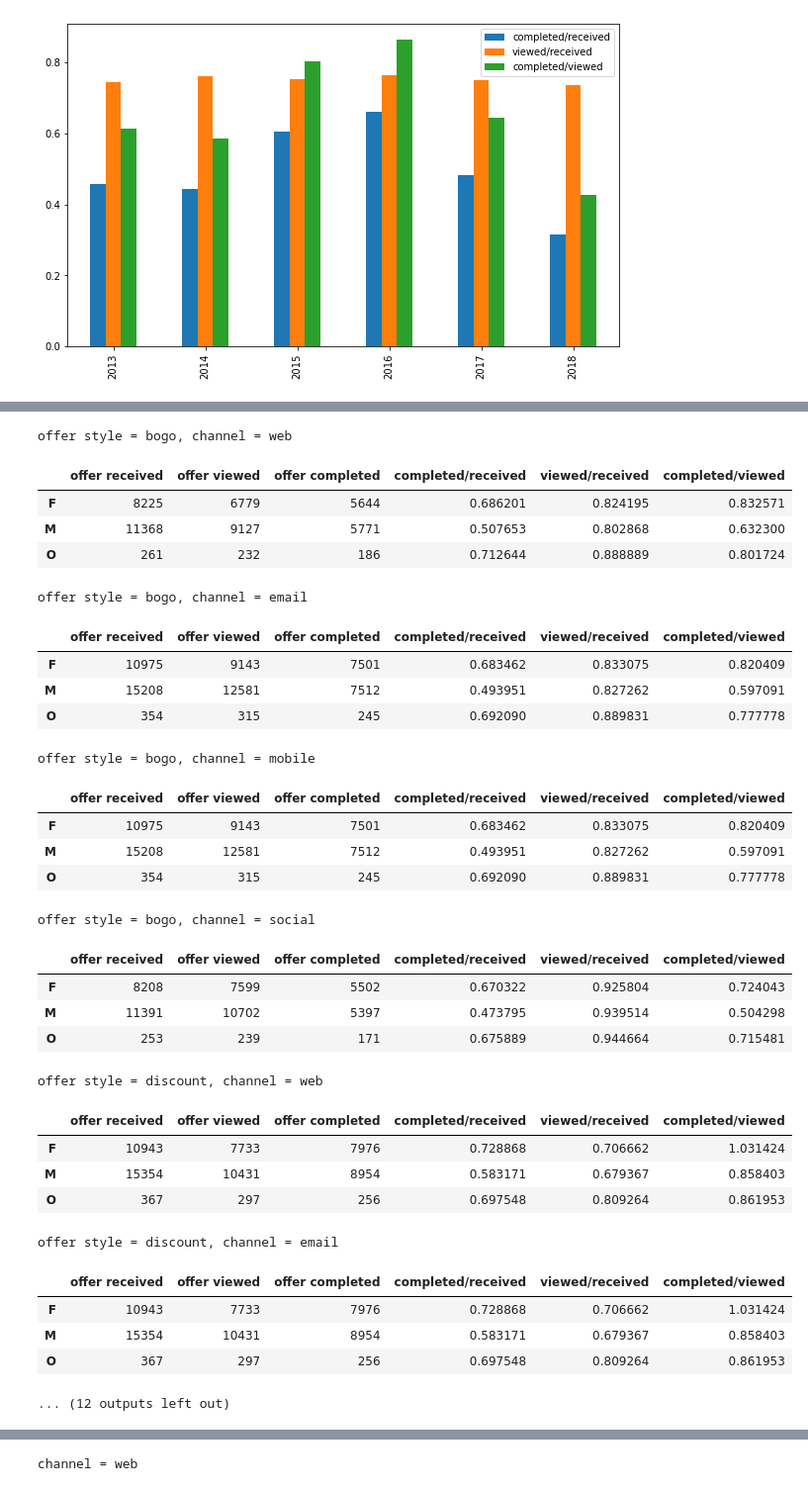
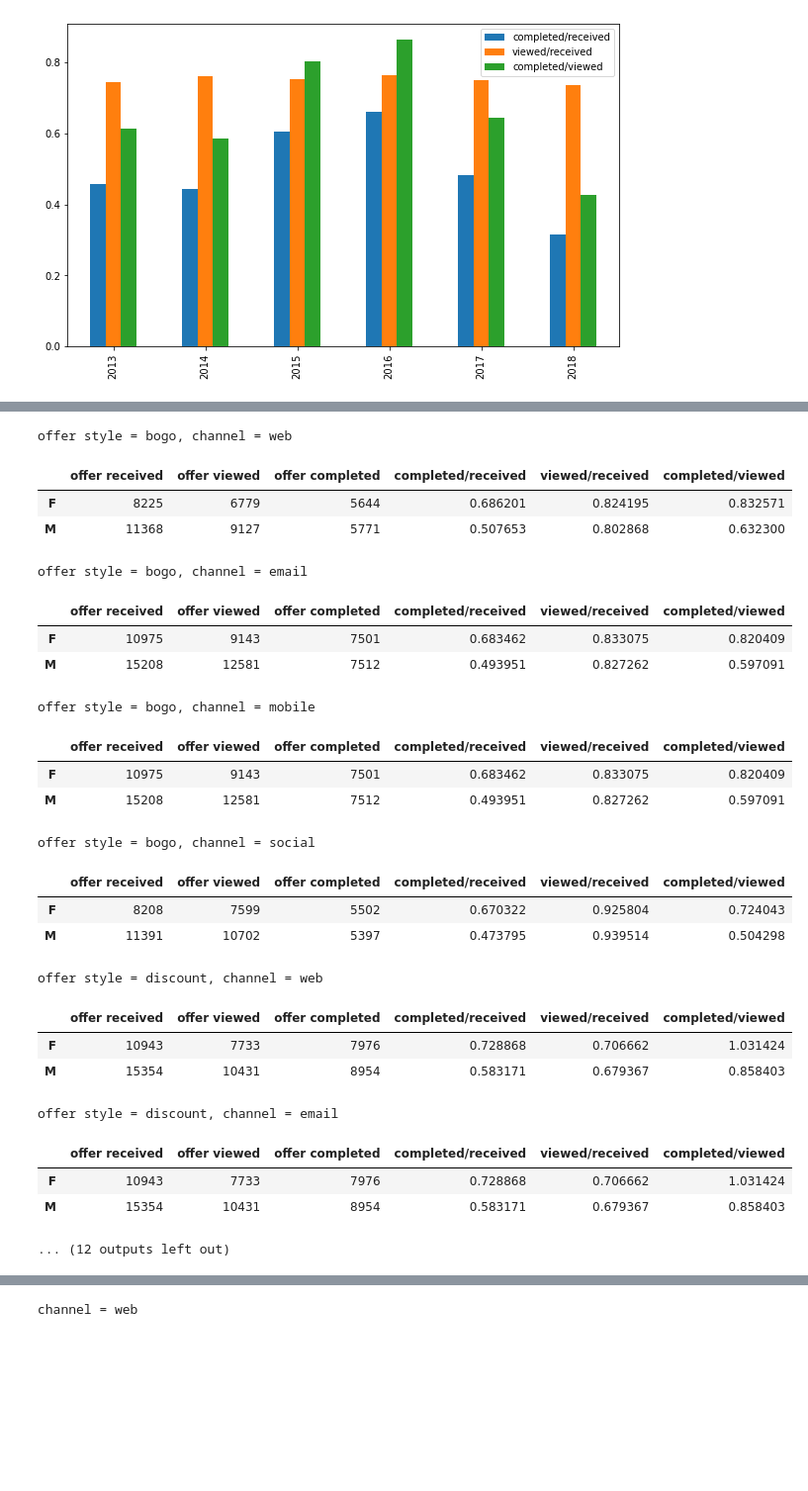
Before and after one commit to caojinbo/Starbucks_Capstone_Challenge, a Jupyter notebook: starbucks_capstone.ipynb, the cells around one changed output, grey strips where cells are left out. Shown at 99% size. Drawn from its saved outputs; the diff is of its cells as text; code cells hidden in the pictures; blank space fills up the shorter version.

```diff
--- a/starbucks_capstone.ipynb
+++ b/starbucks_capstone.ipynb
@@ -345,15 +350,0 @@ Note: as different groups receive different number of offers, a better represent
-# %%
-offer_event = cleaned_portfolio.set_index('id')
-offer_event = offer_event.assign(
-    received=pd.DataFrame(
-        cleaned_transcript.query('event == "offer received"')
-        .offer_id.value_counts()))
-offer_event = offer_event.assign(
-    viewed=pd.DataFrame(
-        cleaned_transcript.query('event == "offer viewed"')
-        .offer_id.value_counts()))
-offer_event = offer_event.assign(
-    completed=pd.DataFrame(
-        cleaned_transcript.query('event == "offer completed"')
-        .offer_id.value_counts()))
-display(offer_event)
@@ -558,0 +493,7 @@ sns.pairplot(offer_type, hue='offer_type', palette='husl')
+# %%
+for channel in ['web', 'email', 'mobile', 'social']:
+    agg = agg_event(all_data[(all_data[channel] == 1)], col='offer_type')
+    title = "channel = {}".format(channel)
+    display(agg.style.set_caption(title))
+    agg[['completed/received', 'viewed/received', 'completed/viewed']].plot(kind="bar", figsize=(10, 6))
+    plt.title(title)
@@ -559,40 +525,34 @@ sns.pairplot(offer_type, hue='offer_type', palette='husl')
 # %%
 for offer_style in ['bogo', 'discount']:
     for channel in ['web', 'email', 'mobile', 'social']:
-        agg = agg_event(all_data[(all_data[offer_style] == 1) & (all_data[channel] == 1)], col='gender', items=['M', 'F', 'O'])
+        agg = agg_event(all_data[(all_data[offer_style] == 1) & (all_data[channel] == 1)], col='gender', items=['M', 'F'])
         title = "offer style = {}, channel = {}".format(offer_style, channel)
         display(agg.style.set_caption(title))
         agg[['completed/received', 'viewed/received', 'completed/viewed']].plot(kind="bar", figsize=(10, 6))
         plt.title(title)
 # %% [output]
 offer style = bogo, channel = web
 |  | offer received | offer viewed | offer completed | completed/received | viewed/received | completed/viewed |
 | F | 8225 | 6779 | 5644 | 0.686201 | 0.824195 | 0.832571 |
 | M | 11368 | 9127 | 5771 | 0.507653 | 0.802868 | 0.632300 |
-| O | 261 | 232 | 186 | 0.712644 | 0.888889 | 0.801724 |
 offer style = bogo, channel = email
 |  | offer received | offer viewed | offer completed | completed/received | viewed/received | completed/viewed |
 | F | 10975 | 9143 | 7501 | 0.683462 | 0.833075 | 0.820409 |
 | M | 15208 | 12581 | 7512 | 0.493951 | 0.827262 | 0.597091 |
-| O | 354 | 315 | 245 | 0.692090 | 0.889831 | 0.777778 |
 offer style = bogo, channel = mobile
 |  | offer received | offer viewed | offer completed | completed/received | viewed/received | completed/viewed |
 | F | 10975 | 9143 | 7501 | 0.683462 | 0.833075 | 0.820409 |
 | M | 15208 | 12581 | 7512 | 0.493951 | 0.827262 | 0.597091 |
-| O | 354 | 315 | 245 | 0.692090 | 0.889831 | 0.777778 |
 offer style = bogo, channel = social
 |  | offer received | offer viewed | offer completed | completed/received | viewed/received | completed/viewed |
 | F | 8208 | 7599 | 5502 | 0.670322 | 0.925804 | 0.724043 |
 | M | 11391 | 10702 | 5397 | 0.473795 | 0.939514 | 0.504298 |
-| O | 253 | 239 | 171 | 0.675889 | 0.944664 | 0.715481 |
 offer style = discount, channel = web
 |  | offer received | offer viewed | offer completed | completed/received | viewed/received | completed/viewed |
 | F | 10943 | 7733 | 7976 | 0.728868 | 0.706662 | 1.031424 |
 | M | 15354 | 10431 | 8954 | 0.583171 | 0.679367 | 0.858403 |
-| O | 367 | 297 | 256 | 0.697548 | 0.809264 | 0.861953 |
 offer style = discount, channel = email
 |  | offer received | offer viewed | offer completed | completed/received | viewed/received | completed/viewed |
 | F | 10943 | 7733 | 7976 | 0.728868 | 0.706662 | 1.031424 |
 | M | 15354 | 10431 | 8954 | 0.583171 | 0.679367 | 0.858403 |
-| O | 367 | 297 | 256 | 0.697548 | 0.809264 | 0.861953 |
 ... (12 outputs left out)
```
Also changed, not shown: parts of 16 cells of this notebook, 1 other file.
